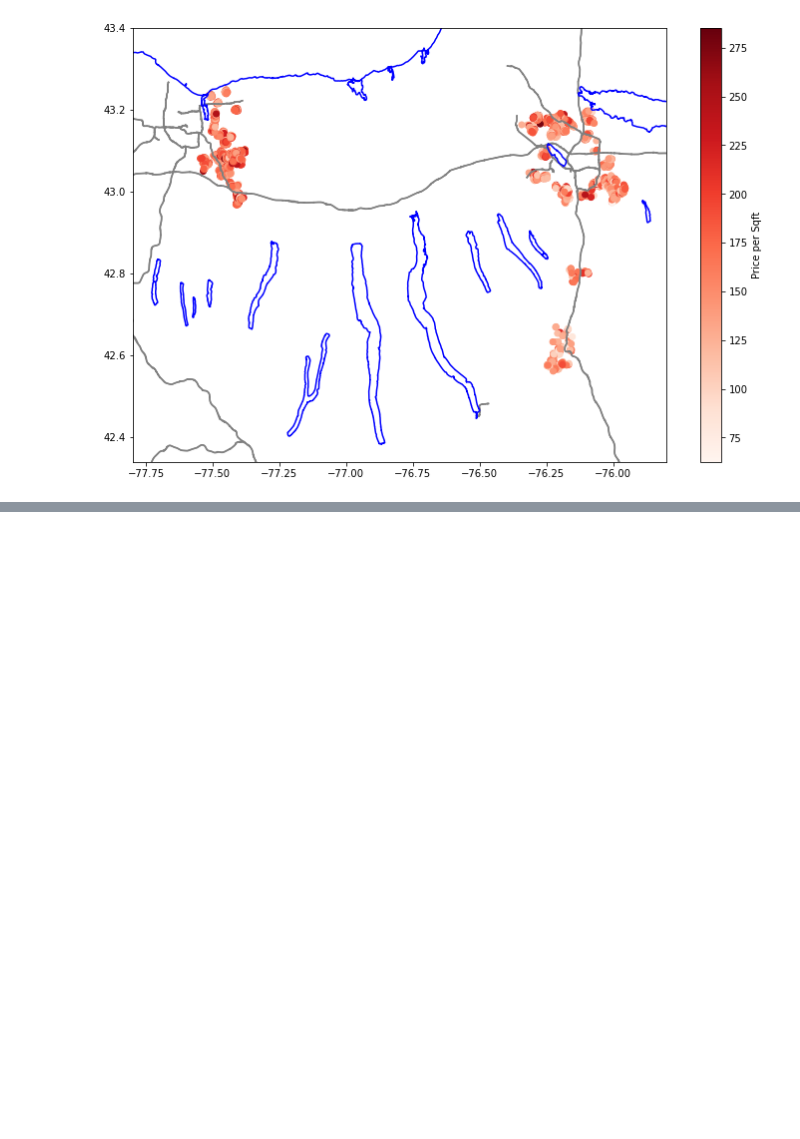
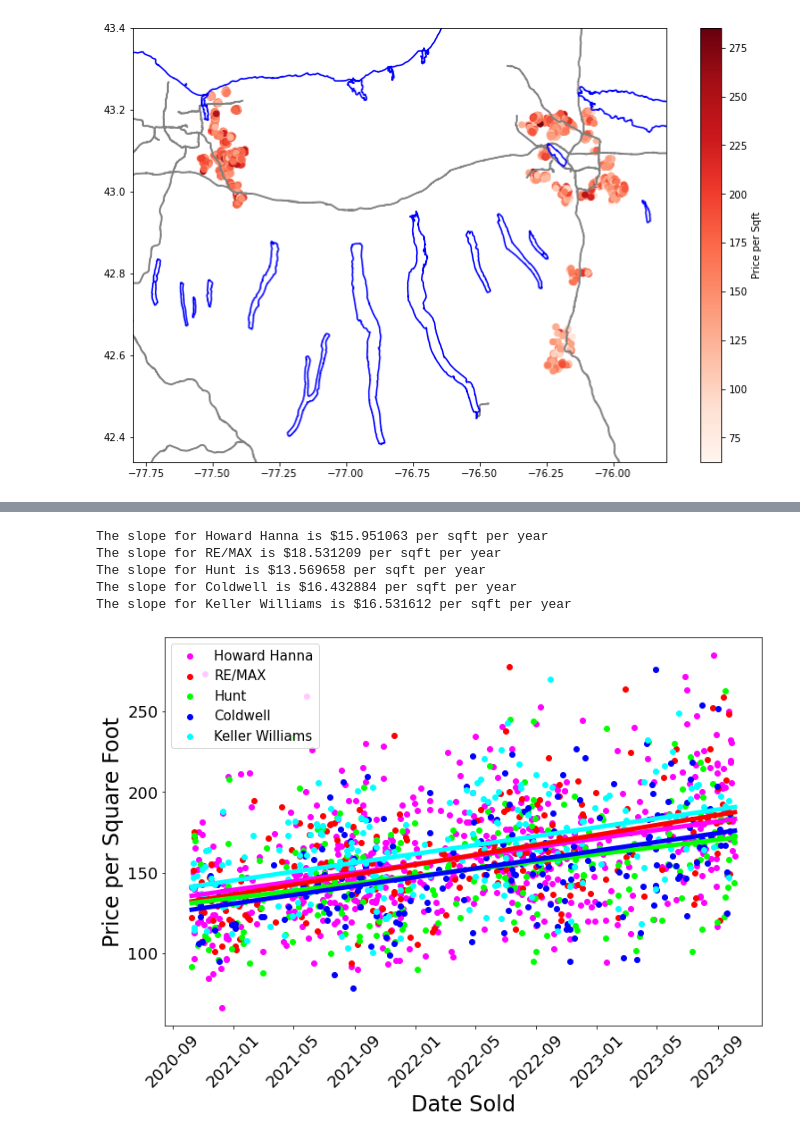
Before and after one commit to marcus-elia/house-sale-data, a Jupyter notebook: HouseData.ipynb, the cells around one changed output, grey strips where cells are left out. Saved outputs shown, nothing was run; the diff lists cells and outputs as text; code cells hidden in the pictures; blank space fills up the shorter version.

Commit message:
Add realty company graph

```diff
--- a/HouseData.ipynb
+++ b/HouseData.ipynb
@@ -421,0 +462,69 @@ plt.show()
+# %%
+hh_df = df[df['realty_company'] == "Howard Hanna"]
+rm_df = df[df['realty_company'] == "RE/MAX"]
+hu_df = df[df['realty_company'] == "Hunt"]
+cw_df = df[df['realty_company'] == "Coldwell"]
+kw_df = df[df['realty_company'] == "Keller Williams"]
+bh_df = df[df['realty_company'] == "Berkshire Hathaway"]
+# %%
+# Perform the linear regression
+hh_reg = LinearRegression().fit(np.array(hh_df["date_sold"]).reshape(-1, 1), hh_df["$ per sqft"])
+print("The slope for Howard Hanna is $%f per sqft per year" % (hh_reg.coef_ * 60 * 60 * 24 * 365.25))
+rm_reg = LinearRegression().fit(np.array(rm_df["date_sold"]).reshape(-1, 1), rm_df["$ per sqft"])
+print("The slope for RE/MAX is $%f per sqft per year" % (rm_reg.coef_ * 60 * 60 * 24 * 365.25))
+hu_reg = LinearRegression().fit(np.array(hu_df["date_sold"]).reshape(-1, 1), hu_df["$ per sqft"])
+print("The slope for Hunt is $%f per sqft per year" % (hu_reg.coef_ * 60 * 60 * 24 * 365.25))
+cw_reg = LinearRegression().fit(np.array(cw_df["date_sold"]).reshape(-1, 1), cw_df["$ per sqft"])
+print("The slope for Coldwell is $%f per sqft per year" % (cw_reg.coef_ * 60 * 60 * 24 * 365.25))
+kw_reg = LinearRegression().fit(np.array(kw_df["date_sold"]).reshape(-1, 1), kw_df["$ per sqft"])
+print("The slope for Keller Williams is $%f per sqft per year" % (kw_reg.coef_ * 60 * 60 * 24 * 365.25))
+# %% [output]
+The slope for Howard Hanna is $15.951063 per sqft per year
+The slope for RE/MAX is $18.531209 per sqft per year
+The slope for Hunt is $13.569658 per sqft per year
+The slope for Coldwell is $16.432884 per sqft per year
+The slope for Keller Williams is $16.531612 per sqft per year
+# %%
+hh_dates = [datetime.datetime.fromtimestamp(x) for x in hh_df.loc[:,"date_sold"]]
+rm_dates = [datetime.datetime.fromtimestamp(x) for x in rm_df.loc[:,"date_sold"]]
+hu_dates = [datetime.datetime.fromtimestamp(x) for x in hu_df.loc[:,"date_sold"]]
+cw_dates = [datetime.datetime.fromtimestamp(x) for x in cw_df.loc[:,"date_sold"]]
+kw_dates = [datetime.datetime.fromtimestamp(x) for x in kw_df.loc[:,"date_sold"]]
+
+fig, ax = plt.subplots()
+fig.set_figheight(8)
+fig.set_figwidth(12)
+ax.scatter(hh_dates, hh_df['$ per sqft'], color='magenta', label="Howard Hanna")
+ax.scatter(rm_dates, rm_df['$ per sqft'], color='red', label="RE/MAX")
+ax.scatter(hu_dates, hu_df['$ per sqft'], color='lime', label="Hunt")
+ax.scatter(cw_dates, cw_df['$ per sqft'], color='blue', label="Coldwell")
+ax.scatter(kw_dates, kw_df['$ per sqft'], color='cyan', label="Keller Williams")
+ax.format_xdata = mdates.DateFormatter('%D:%M:%Y')
+plt.xticks(rotation=45, fontsize=18)
+plt.yticks(fontsize=18)
+plt.legend(fontsize=15)
+ax.set_xlabel("Date Sold", fontsize=24)
+ax.set_ylabel("Price per Square Foot", fontsize=24)
+
+# Add the linear regression line
+min_date = min(df["date_sold"])
+max_date = max(df["date_sold"])
+hh_reg_min_value = min_date * hh_reg.coef_ + hh_reg.intercept_
+hh_reg_max_value = max_date * hh_reg.coef_ + hh_reg.intercept_
+ax.plot([datetime.datetime.fromtimestamp(min_date), datetime.datetime.fromtimestamp(max_date)], [hh_reg_min_value, hh_reg_max_value], lw=5, color='magenta')
+rm_reg_min_value = min_date * rm_reg.coef_ + rm_reg.intercept_
+rm_reg_max_value = max_date * rm_reg.coef_ + rm_reg.intercept_
+ax.plot([datetime.datetime.fromtimestamp(min_date), datetime.datetime.fromtimestamp(max_date)], [rm_reg_min_value, rm_reg_max_value], lw=5, color='red')
+hu_reg_min_value = min_date * hu_reg.coef_ + hu_reg.intercept_
+hu_reg_max_value = max_date * hu_reg.coef_ + hu_reg.intercept_
+ax.plot([datetime.datetime.fromtimestamp(min_date), datetime.datetime.fromtimestamp(max_date)], [hu_reg_min_value, hu_reg_max_value], lw=5, color='lime')
+cw_reg_min_value = min_date * cw_reg.coef_ + cw_reg.intercept_
+cw_reg_max_value = max_date * cw_reg.coef_ + cw_reg.intercept_
+ax.plot([datetime.datetime.fromtimestamp(min_date), datetime.datetime.fromtimestamp(max_date)], [cw_reg_min_value, cw_reg_max_value], lw=5, color='blue')
+kw_reg_min_value = min_date * kw_reg.coef_ + kw_reg.intercept_
+kw_reg_max_value = max_date * kw_reg.coef_ + kw_reg.intercept_
+ax.plot([datetime.datetime.fromtimestamp(min_date), datetime.datetime.fromtimestamp(max_date)], [kw_reg_min_value, kw_reg_max_value], lw=5, color='cyan')
+
+plt.show()
+# %% [output]
+[figure, added]
```
Also changed, not shown: parts of 5 cells of this notebook.
